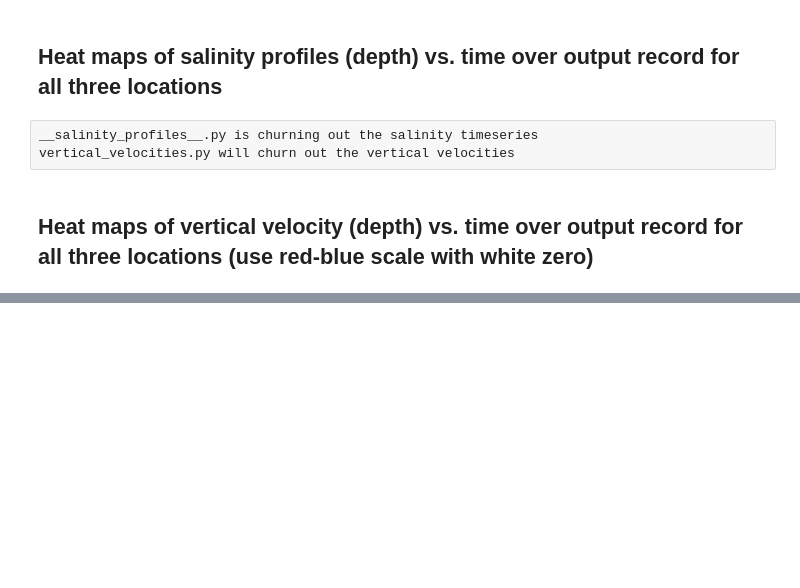
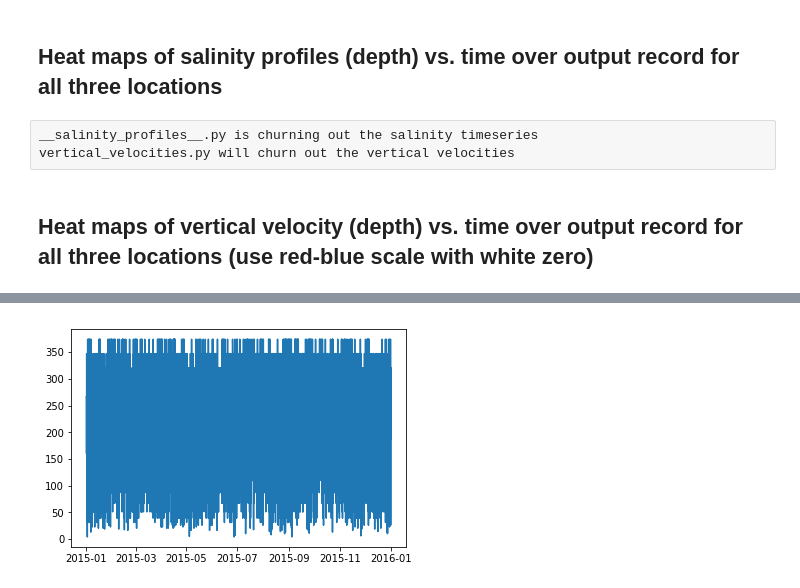
Before and after one commit to ambhudia/analysis-ashutosh, a Jupyter notebook: Salinity plots.ipynb, the cells around one changed output, grey strips where cells are left out. Cells and saved outputs as stored; diff of their text form; code cells hidden in the pictures; blank space fills up the shorter version.

```diff
--- a/Salinity plots.ipynb
+++ b/Salinity plots.ipynb
@@ -20,12 +20,6 @@ __salinity_profiles__.py is churning out the salinity timeseries
 vertical_velocities.py will churn out the vertical velocities
 # %% [markdown]
 <h2>Heat maps of vertical velocity (depth) vs. time over output record for all three locations (use red-blue scale with white zero)</h2>
-# %%
-# read in vertical velocities
-sog2015 = xr.open_dataset('Vertical_velocity_profiles/sog2015.nc').vovecrtz
-data = np.abs(sog2015.values)
-time = sog2015.time_counter.values
-depths = sog2015.depthw.values
 # %%
 def _convert_timestamp(time):
     """Convert datetime.datetime to string in datetime64[s] format
@@ -87,0 +153,4 @@ a.time_slice('1 Jan 2015', '2 Jan 2015')
+# %%
+a.plot_max()
+# %% [output]
+[figure, added]
```
Also changed, not shown: parts of 6 cells of this notebook, 2 other files.
